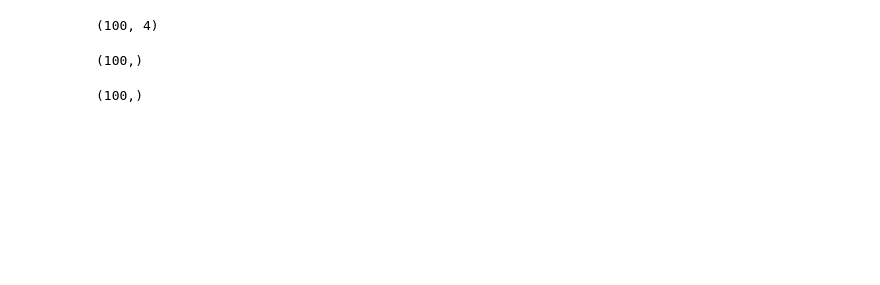
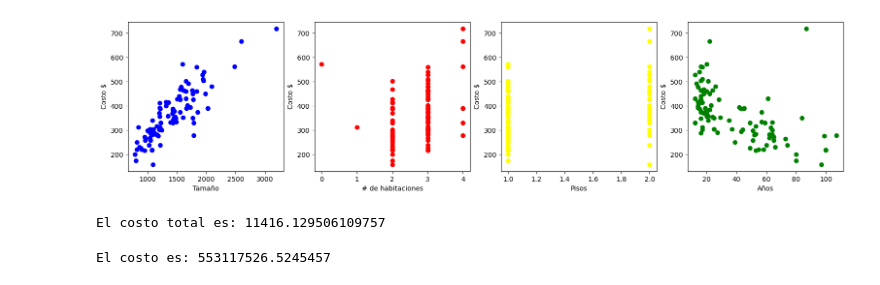
Before and after one commit to DCI-alxogm/ml2023-DPM2310, a Jupyter notebook: Sep1-2/EjercicioSep2.ipynb, the cells around one changed output. Saved outputs shown, nothing was run; the diff lists cells and outputs as text; code cells hidden in the pictures; blank space fills up the shorter version.

```diff
--- a/Sep1-2/EjercicioSep2.ipynb
+++ b/Sep1-2/EjercicioSep2.ipynb
@@ -107,13 +37,31 @@ ValueError: ignored
-# %%
-Xh.T.shape
-# %% [output]
-(100, 4)
-# %%
-th.shape
-# %% [output]
-(100,)
-# %%
-w=np.zeros(100)
-w.shape
-# %% [output]
-(100,)
+# %%
+# Realizamos graficas del costo de las casas como funcion de cada caracteristica
+plt.figure(figsize=(19,4))
+
+# Tamaño vs Costo
+plt.subplot(1,4,1)
+plt.scatter(Xh[0],th,color='blue')
+plt.xlabel('Tamaño')
+plt.ylabel('Costo $')
+
+# No. de Habitaciones vs Costo
+plt.subplot(1,4,2)
+plt.scatter(Xh[1],th,color='red')
+plt.xlabel('# de habitaciones')
+plt.ylabel('Costo $')
+
+# Pisos vs Costo
+plt.subplot(1,4,3)
+plt.scatter(Xh[2],th,color='yellow')
+plt.xlabel('Pisos')
+plt.ylabel('Costo $')
+
+# Años vs Costo
+plt.subplot(1,4,4)
+plt.scatter(Xh[3],th,color='green')
+plt.xlabel('Años')
+plt.ylabel('Costo $')
+
+plt.show()
+# %% [output]
+[figure, added]
@@ -119,0 +107,35 @@ w.shape
+# %%
+# Calculamos el costo
+x = data[:4,:]
+w5 = np.zeros(5)
+param = 0.0000009
+
+costo = GD(x, t, w5, param)
+print("El costo total es:", costo)
+# %% [output]
+El costo total es: 11416.129506109757
+# %%
+# Normalizamos los datos y repetimos el proceso
+
+# Metodo de Gradienete Descendente
+def GD2(x, t, w, param):
+  W = w
+  C = np.zeros(1)
+  for i in range(200000):
+    D = dL(x, t, W)
+    D0 = D[0]
+    D1 = D[1]
+    for j in range(0, len(w)-1):
+      W[0] -= param*D1[j]
+    cf = L(x, t, W)
+
+  return cf, W
+datanorm = (data-np.mean(data))/np.std(data)
+xnorm = datanorm[:4,:]
+W5 = np.zeros(5)
+param = 0.3
+costonorm = GD2(xnorm, t, W5 ,param)
+
+print("El costo es:",costonorm[0])
+# %% [output]
+El costo es: 553117526.5245457
```
Also changed, not shown: parts of 11 cells of this notebook.
